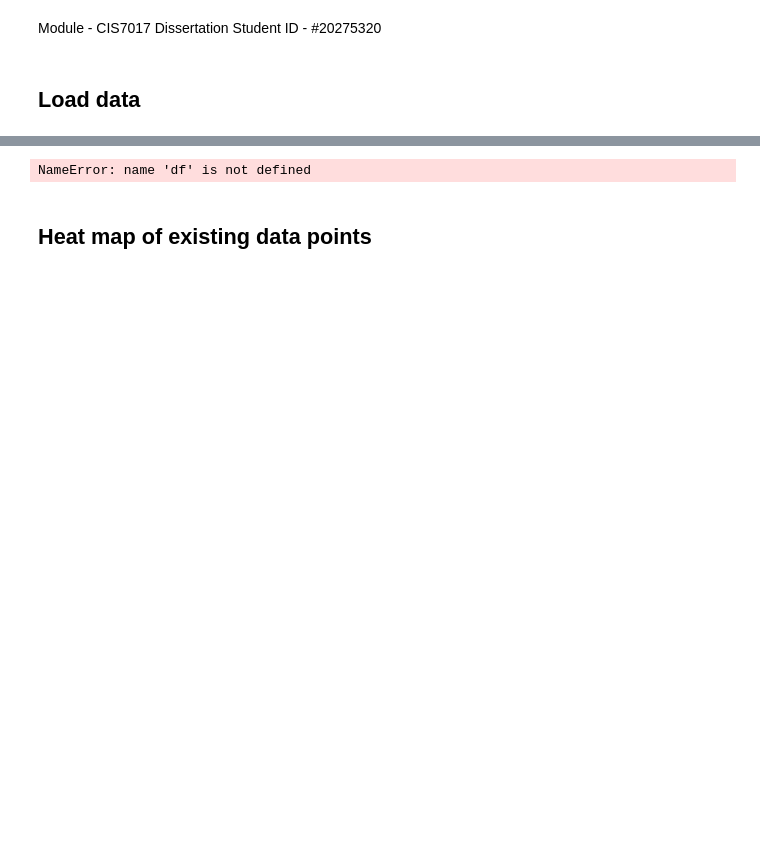
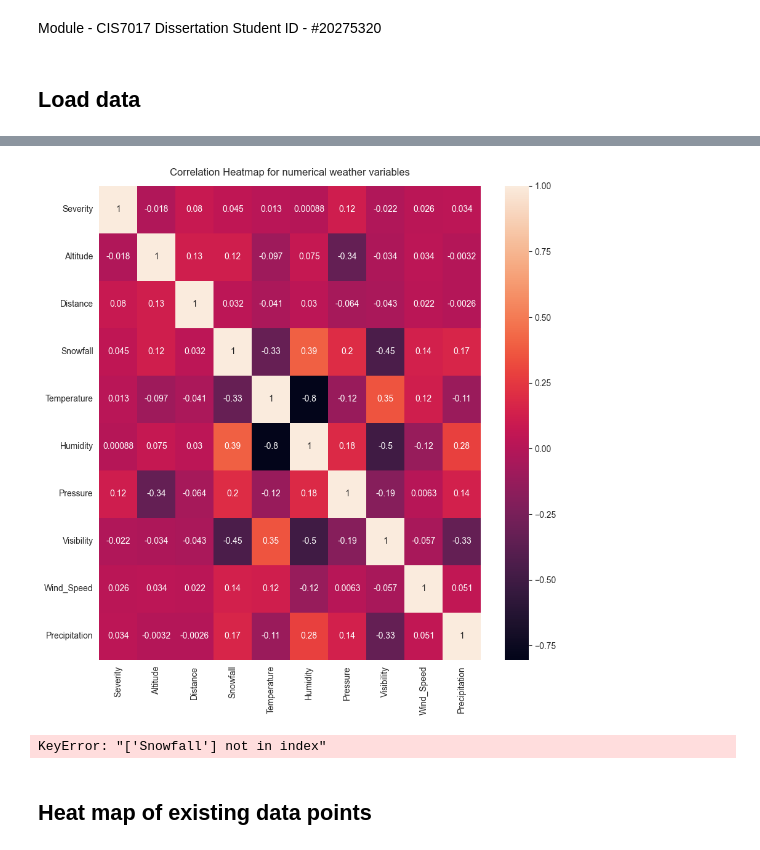
Before and after one commit to ishara084/ml_traffice_accident_hotspot, a Jupyter notebook: exploratory_data_analysis.ipynb, the cells around one changed output, grey strips where cells are left out. Cells and saved outputs as stored; diff of their text form; code cells hidden in the pictures; blank space fills up the shorter version.

```diff
--- a/exploratory_data_analysis.ipynb
+++ b/exploratory_data_analysis.ipynb
@@ -18,7 +32,3 @@ df
-# %%
-df
-# %% [output]
-NameError: name 'df' is not defined
 # %%
 # Checking categorical values of features
 
@@ -55,19 +65,21 @@ plt.show()
 # %%
 # correlation heatmap for numerical variables
 numerical_heatmap = [
-       'Severity', 'Altitude', 'Distance','Temperature',
+       'Severity', 'Altitude', 'Distance', 'Snowfall', 'Temperature',
        'Humidity', 'Pressure', 'Visibility','Wind_Speed', 'Precipitation'
 ]
 
 #heat map to find extreme positive and negative correlations
 plt.figure(figsize=(10, 10))
 sns.heatmap(df[numerical_heatmap].corr(), annot=True)
 plt.title('Correlation Heatmap for numerical weather variables', fontdict={'fontsize':12}, pad=12);
+# %% [output]
+[figure, added]
 # %%
 # correlation heatmap for categorical variables
 
 numerical_heatmap = [
-       'Severity', 'Altitude', 'Distance','Temperature',
+       'Severity', 'Altitude', 'Distance', 'Snowfall', 'Temperature',
        'Humidity', 'Pressure', 'Visibility','Wind_Speed', 'Precipitation', 'Civil_Twilight'
 ]
 
@@ -80,6 +92,8 @@ sns.heatmap(correlation_matrix, mask=mask, annot=True, cmap='coolwarm', center=0
 
 plt.title('Correlation Heatmap including Categorical Variables')
 plt.show()
+# %% [output]
+KeyError: "['Snowfall'] not in index"
 # %%
 import folium
 
```
Also changed, not shown: parts of 2 cells of this notebook, 4 other files.
